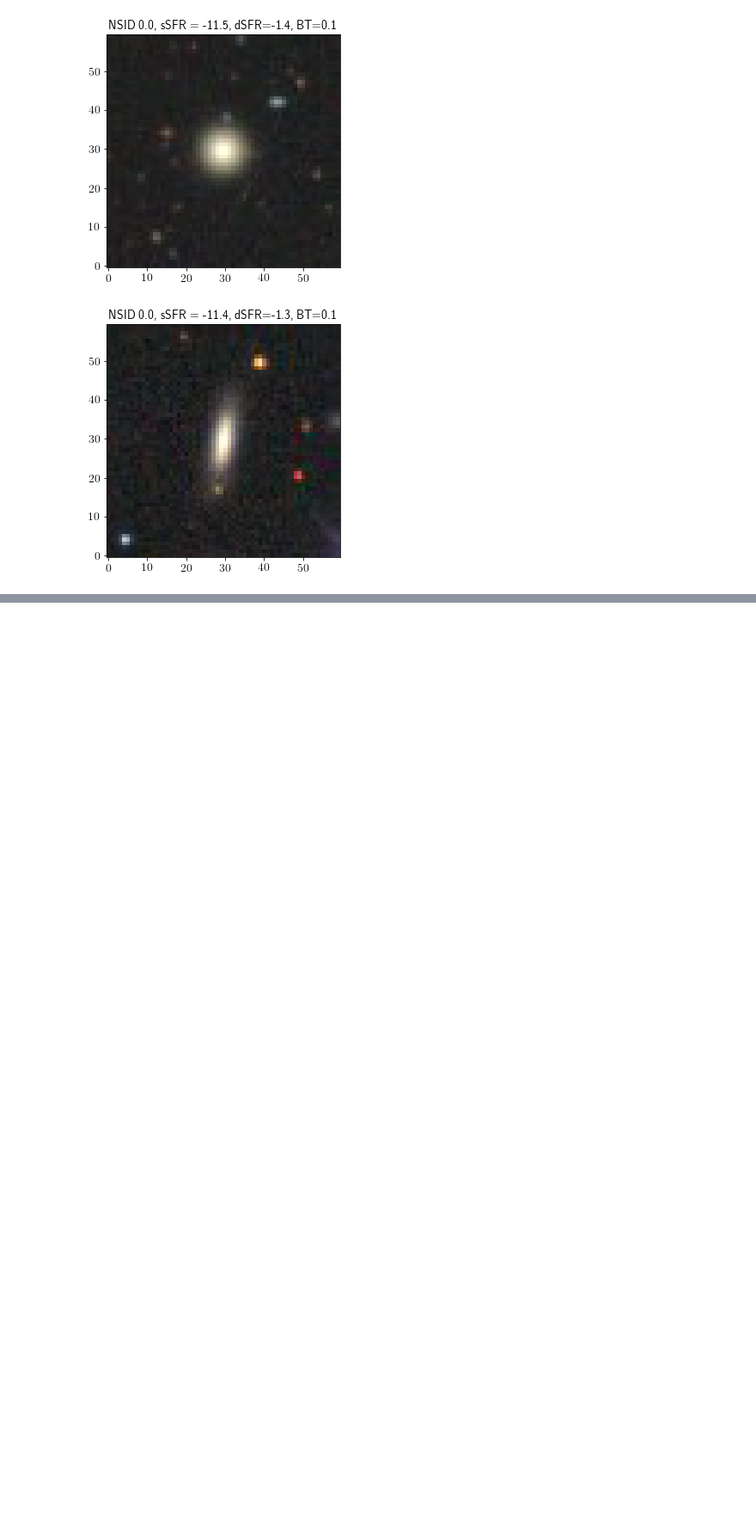
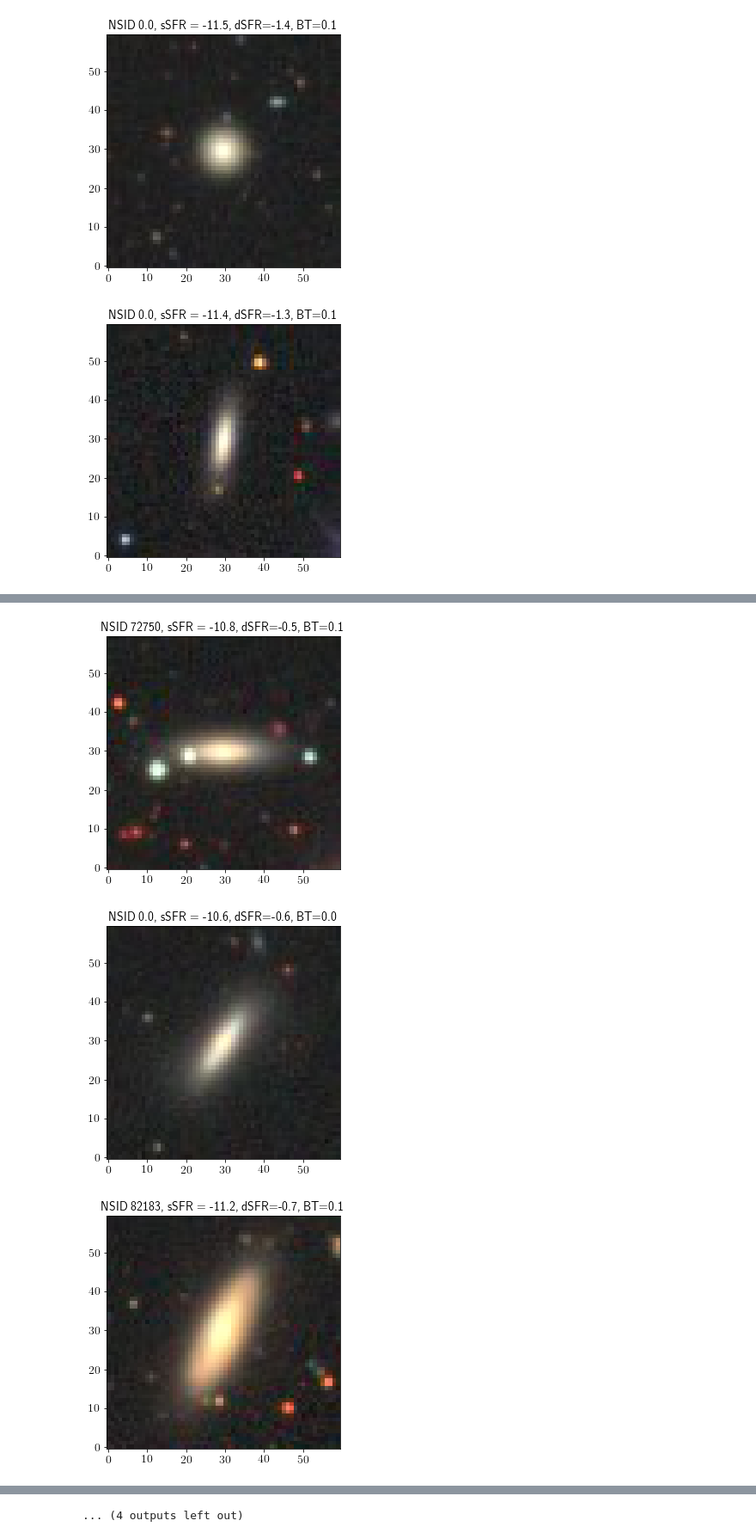
Before and after one commit to rfinn/LCS, a Jupyter notebook: notebooks/legacy-images-morphology-ssfr.ipynb, the cells around one changed output, grey strips where cells are left out. Shown: that part at 86% size. Cells and saved outputs as stored; diff of their text form; code cells hidden in the pictures; blank space fills up the shorter version.

```diff
--- a/notebooks/legacy-images-morphology-ssfr.ipynb
+++ b/notebooks/legacy-images-morphology-ssfr.ipynb
@@ -131,0 +160,7 @@ b.get_legacy_images(lcsflag=flag,ssfrmin=-11.5,ssfrmax=-11.3)
+# %%
+flag = b.lcs.membflag & b.lcs_mass_sfr_flag
+lowsfr = (b.lcs.cat['logSFR'] - get_MS(b.lcs.cat['logMstar'])) < -0.45
+flag = flag & lowsfr
+
+b.get_legacy_images(lcsflag=flag,ssfrmin=-11.5,ssfrmax=-8)
+# %% [output]
@@ -131,0 +184,3 @@ b.get_legacy_images(lcsflag=flag,ssfrmin=-11.5,ssfrmax=-11.3)
+[figure, added]
+[figure, added]
+[figure, added]
@@ -131,0 +195 @@ b.get_legacy_images(lcsflag=flag,ssfrmin=-11.5,ssfrmax=-11.3)
+... (4 outputs left out)
```
Also changed, not shown: parts of 3 cells of this notebook, 3 other files.
